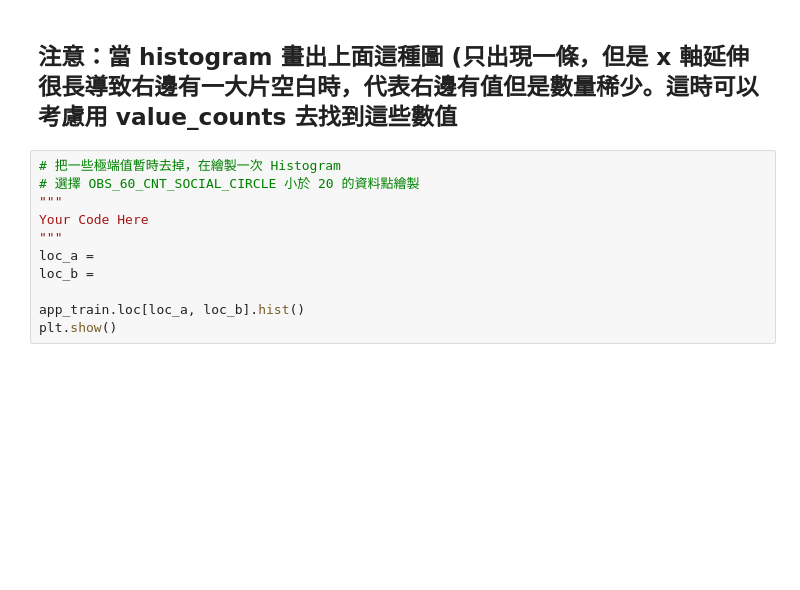
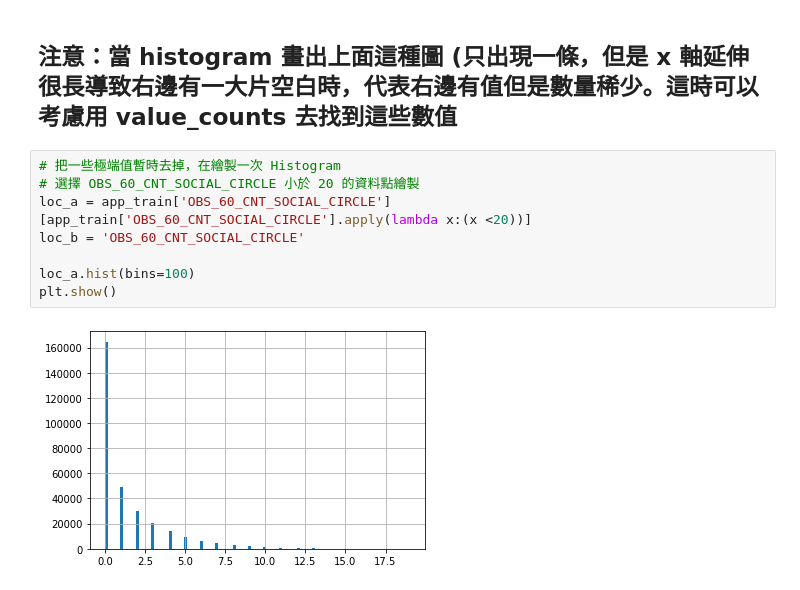
Before and after one commit to oliverhua/4th-ML100Days, a Jupyter notebook: homework/Day_009_HW.ipynb, the cells around one changed output. Drawn from its saved outputs; the diff is of its cells as text; blank space fills up the shorter version.

```diff
--- a/homework/Day_009_HW.ipynb
+++ b/homework/Day_009_HW.ipynb
@@ -159,11 +198,10 @@ print(app_train['OBS_60_CNT_SOCIAL_CIRCLE'].value_counts().sort_index(ascending
 # %%
 # 把一些極端值暫時去掉，在繪製一次 Histogram
 # 選擇 OBS_60_CNT_SOCIAL_CIRCLE 小於 20 的資料點繪製
-"""
-Your Code Here
-"""
-loc_a =
-loc_b =
+loc_a = app_train['OBS_60_CNT_SOCIAL_CIRCLE'][app_train['OBS_60_CNT_SOCIAL_CIRCLE'].apply(lambda x:(x <20))]
+loc_b = 'OBS_60_CNT_SOCIAL_CIRCLE'
 
-app_train.loc[loc_a, loc_b].hist()
+loc_a.hist(bins=100)
 plt.show()
+# %% [output]
+[figure, added]
```
Also changed, not shown: parts of 5 cells of this notebook, 1 other file.
